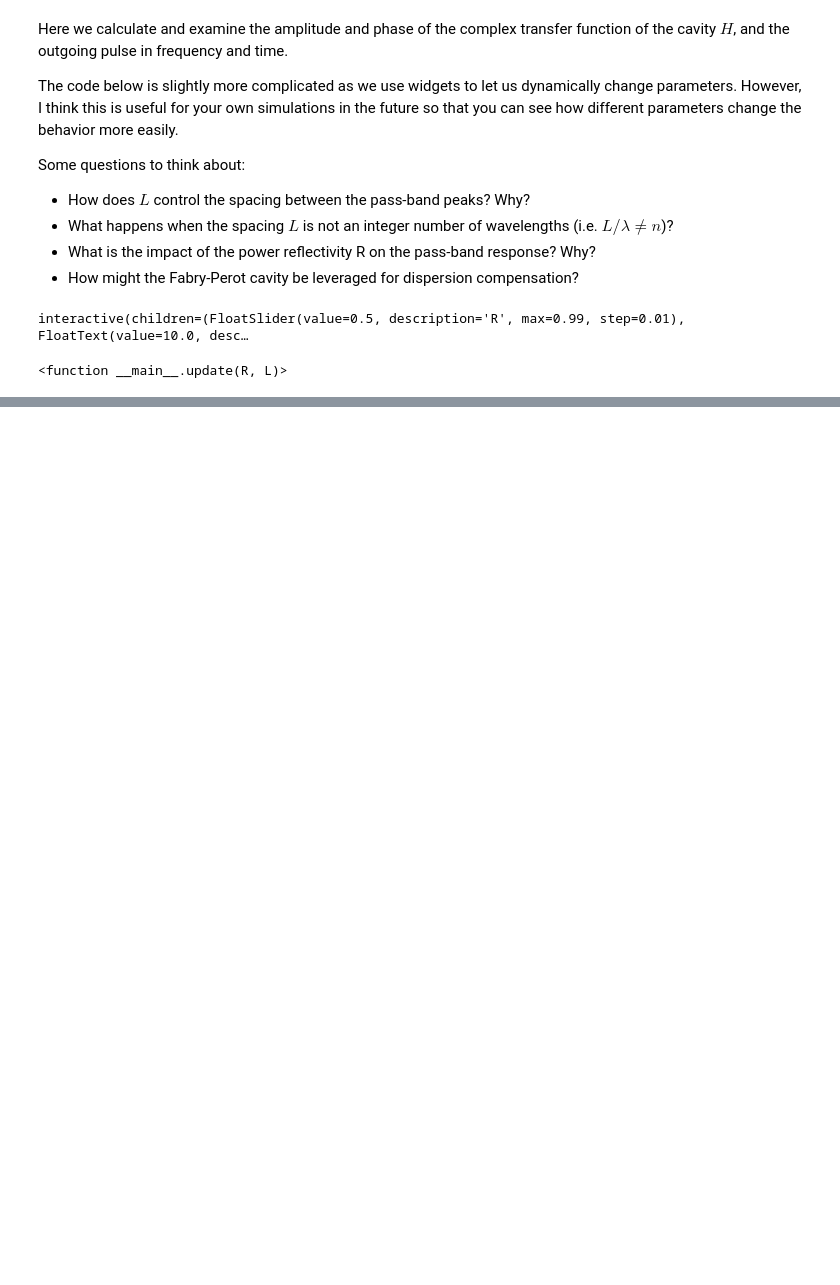
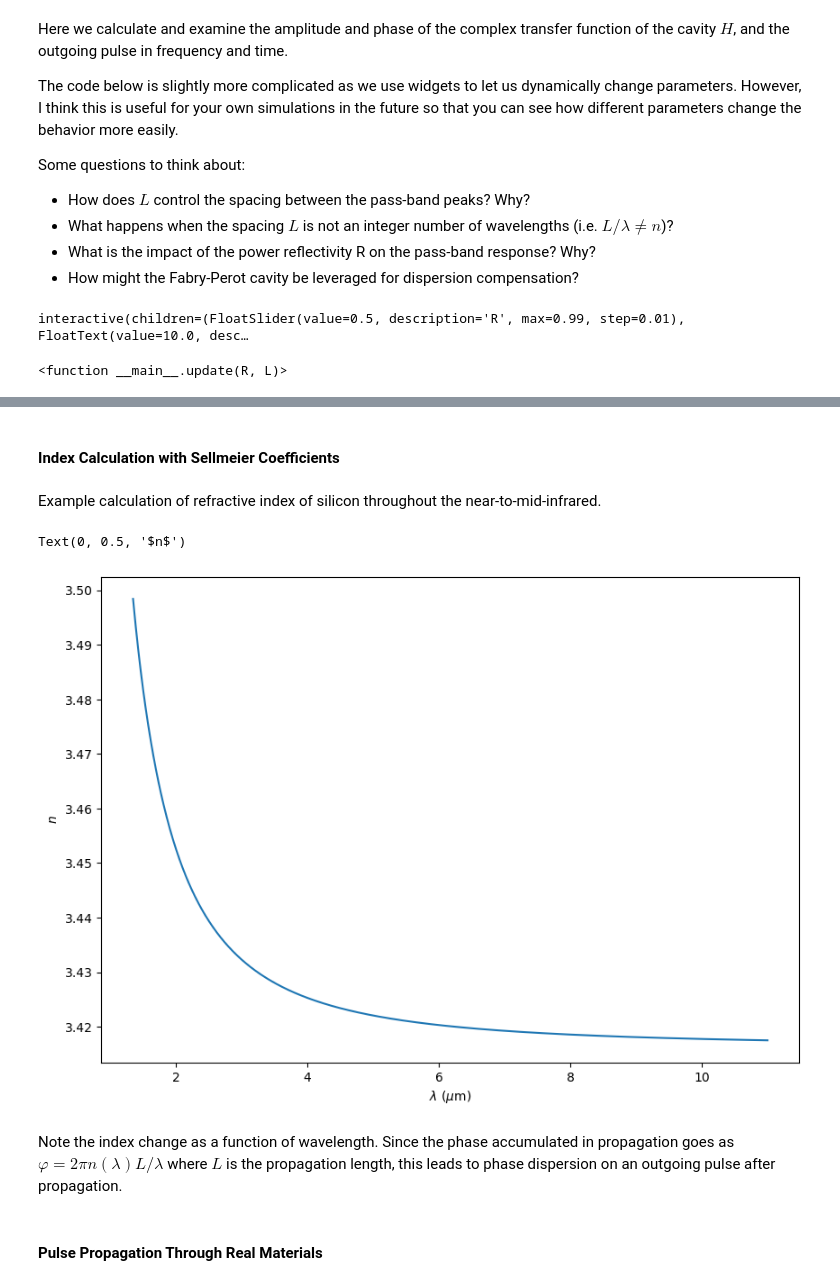
Before and after one commit to dkeathley/JPyBook-6.S097-IAP-Ultrafast-Photonics-Text, a Jupyter notebook: chapter-2.ipynb, the cells around one changed output, grey strips where cells are left out. Saved outputs shown, nothing was run; the diff lists cells and outputs as text; code cells hidden in the pictures; blank space fills up the shorter version.

```diff
--- a/chapter-2.ipynb
+++ b/chapter-2.ipynb
@@ -204,0 +453,25 @@ interactive(children=(FloatSlider(value=0.5, description='R', max=0.99, step=0.0
+# %% [markdown]
+#### Index Calculation with Sellmeier Coefficients
+# %% [markdown]
+Example calculation of refractive index of silicon throughout the near-to-mid-infrared.
+# %%
+y = np.linspace(1.35, 11, 1000)
+
+B_si = [10.6684293, 0.0030434748, 1.54133408]
+C_si = [0.301516485**2, 1.13475115**2, 1104**2]
+
+n_si = n_sell(y, B_si, C_si)
+
+fig = plt.figure()
+fig.set_size_inches(10, 7)
+
+plt.plot(y, n_si)
+plt.xlabel('$\lambda$ ($\mu$m)')
+plt.ylabel('$n$')
+# %% [output]
+Text(0, 0.5, '$n$')
+[figure, added]
+# %% [markdown]
+Note the index change as a function of wavelength.  Since the phase accumulated in propagation goes as $\varphi = 2\pi n(\lambda) L/\lambda$ where $L$ is the propagation length, this leads to phase dispersion on an outgoing pulse after propagation.
+# %% [markdown]
+#### Pulse Propagation Through Real Materials
```
Also changed, not shown: parts of 36 cells of this notebook.
